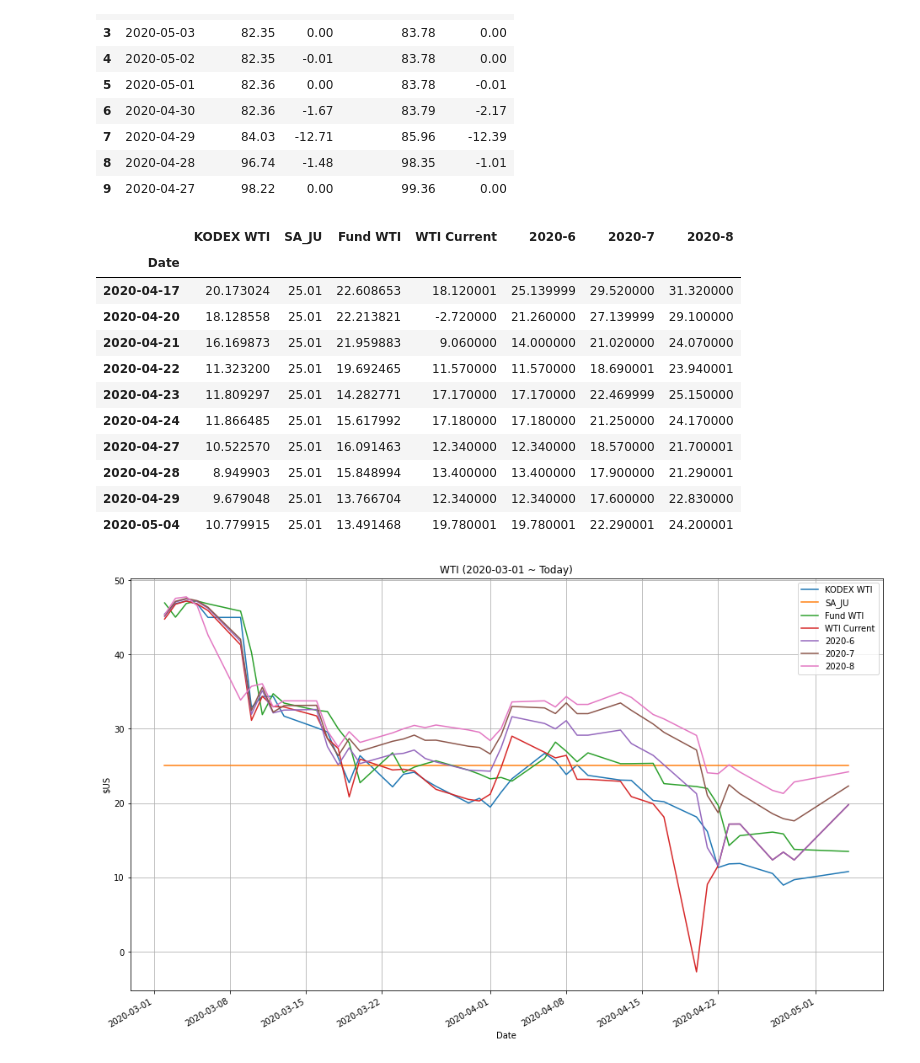
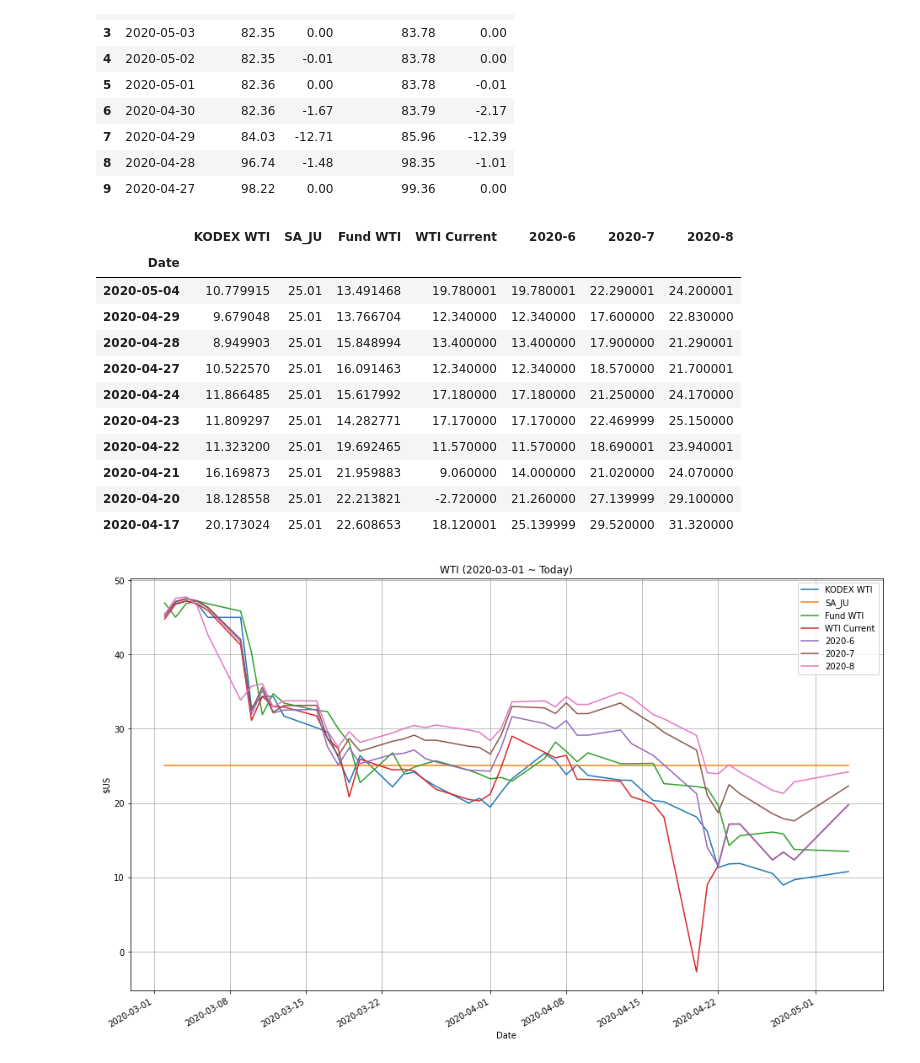
Before and after one commit to MinhoJu/SRT, a Jupyter notebook: WTI.ipynb, the cells around one changed output. Drawn from its saved outputs; the diff is of its cells as text; code cells hidden in the pictures.

```diff
--- a/WTI.ipynb
+++ b/WTI.ipynb
@@ -74,20 +74,20 @@ df_excel.head(10)
 | 8 | 2020-04-28 | 96.74 | -1.48 | 98.35 | -1.01 |
 | 9 | 2020-04-27 | 98.22 | 0.00 | 99.36 | 0.00 |
 # %%
-df.tail(10)
+df.iloc[::-1].head(10)
 # %% [output]
 |  | KODEX WTI | SA_JU | Fund WTI | WTI Current | 2020-6 | 2020-7 | 2020-8 |
 | Date |  |  |  |  |  |  |  |
+| 2020-05-04 | 10.779915 | 25.01 | 13.491468 | 19.780001 | 19.780001 | 22.290001 | 24.200001 |
+| 2020-04-29 | 9.679048 | 25.01 | 13.766704 | 12.340000 | 12.340000 | 17.600000 | 22.830000 |
+| 2020-04-28 | 8.949903 | 25.01 | 15.848994 | 13.400000 | 13.400000 | 17.900000 | 21.290001 |
+| 2020-04-27 | 10.522570 | 25.01 | 16.091463 | 12.340000 | 12.340000 | 18.570000 | 21.700001 |
+| 2020-04-24 | 11.866485 | 25.01 | 15.617992 | 17.180000 | 17.180000 | 21.250000 | 24.170000 |
+| 2020-04-23 | 11.809297 | 25.01 | 14.282771 | 17.170000 | 17.170000 | 22.469999 | 25.150000 |
+| 2020-04-22 | 11.323200 | 25.01 | 19.692465 | 11.570000 | 11.570000 | 18.690001 | 23.940001 |
+| 2020-04-21 | 16.169873 | 25.01 | 21.959883 | 9.060000 | 14.000000 | 21.020000 | 24.070000 |
+| 2020-04-20 | 18.128558 | 25.01 | 22.213821 | -2.720000 | 21.260000 | 27.139999 | 29.100000 |
 | 2020-04-17 | 20.173024 | 25.01 | 22.608653 | 18.120001 | 25.139999 | 29.520000 | 31.320000 |
-| 2020-04-20 | 18.128558 | 25.01 | 22.213821 | -2.720000 | 21.260000 | 27.139999 | 29.100000 |
-| 2020-04-21 | 16.169873 | 25.01 | 21.959883 | 9.060000 | 14.000000 | 21.020000 | 24.070000 |
-| 2020-04-22 | 11.323200 | 25.01 | 19.692465 | 11.570000 | 11.570000 | 18.690001 | 23.940001 |
-| 2020-04-23 | 11.809297 | 25.01 | 14.282771 | 17.170000 | 17.170000 | 22.469999 | 25.150000 |
-| 2020-04-24 | 11.866485 | 25.01 | 15.617992 | 17.180000 | 17.180000 | 21.250000 | 24.170000 |
-| 2020-04-27 | 10.522570 | 25.01 | 16.091463 | 12.340000 | 12.340000 | 18.570000 | 21.700001 |
-| 2020-04-28 | 8.949903 | 25.01 | 15.848994 | 13.400000 | 13.400000 | 17.900000 | 21.290001 |
-| 2020-04-29 | 9.679048 | 25.01 | 13.766704 | 12.340000 | 12.340000 | 17.600000 | 22.830000 |
-| 2020-05-04 | 10.779915 | 25.01 | 13.491468 | 19.780001 | 19.780001 | 22.290001 | 24.200001 |
 # %%
 # Show plot
 df.plot(grid=True, figsize=(16, 10))
```
